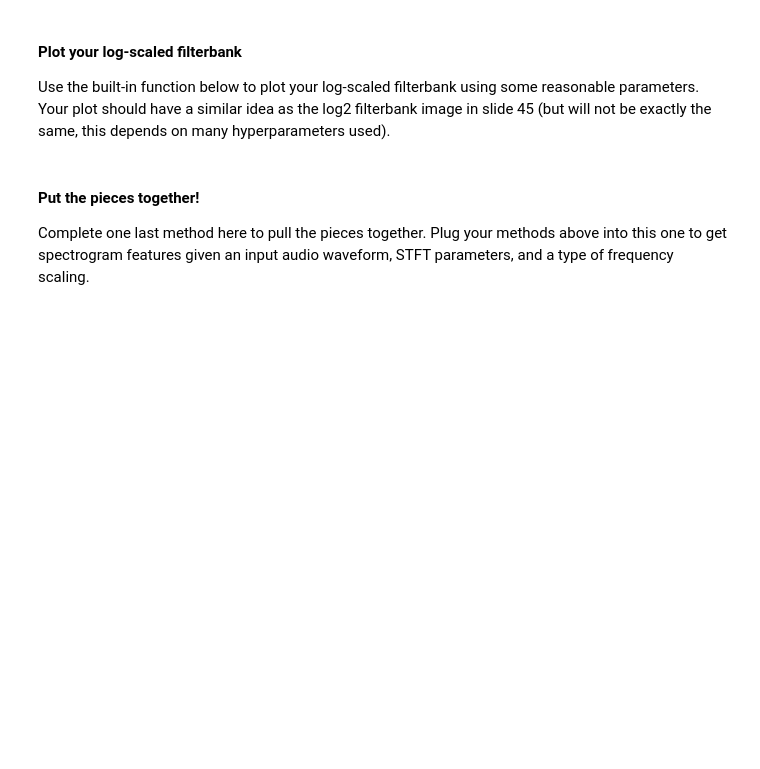
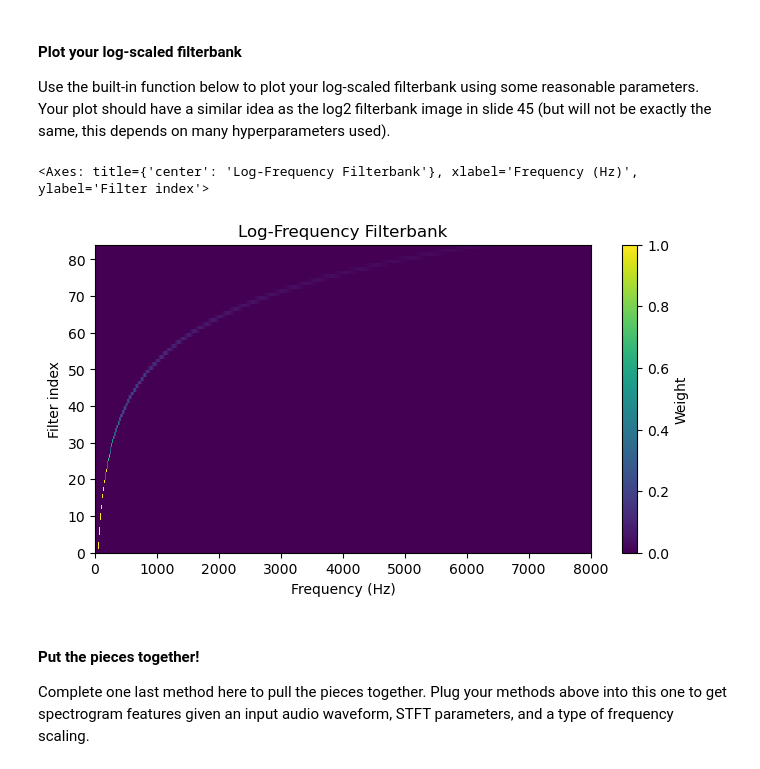
Before and after one commit to RobertTylman/nyu-csgy6933-ML26, a Jupyter notebook: assignment2/assignment2_student.ipynb, the cells around one changed output. Saved outputs shown, nothing was run; the diff lists cells and outputs as text; code cells hidden in the pictures; blank space fills up the shorter version.

```diff
--- a/assignment2/assignment2_student.ipynb
+++ b/assignment2/assignment2_student.ipynb
@@ -255,0 +256,9 @@ x nsynth_high_subset/reed_synthetic_001-107-100.wav
+# %%
+# ❗ TODO ❗ Load an example audio file and play it
+file_path = "nsynth_high_subset/reed_acoustic_030-107-075 2.wav"
+
+#Load audio
+y, sr = librosa.load(file_path, sr=16000)  # y = waveform, sr = sampling rate
+
+#Play audio in notebook
+display(Audio(y, rate=sr))
@@ -396,3 +542,14 @@ def plot_filterbank(F: np.ndarray, title: str, sr: int, n_fft: int, ax=None):
+# %%
+# ❗ TODO ❗ Plot your log-filterbank.
+
+# Generate the filterbank
+F, center_freqs = get_log_filterbank(sr, n_fft)
+
+# Plot the filterbank
+plot_filterbank(F, "Log-Frequency Filterbank", sr, n_fft)
+# %% [output]
+<Axes: title={'center': 'Log-Frequency Filterbank'}, xlabel='Frequency (Hz)', ylabel='Filter index'>
+[figure, added]
 # %% [markdown]
 #### Put the pieces together!
 Complete one last method here to pull the pieces together. Plug your methods above into this one to get spectrogram features given an input audio waveform, STFT parameters, and a type of frequency scaling.
```
Also changed, not shown: parts of 16 cells of this notebook.
